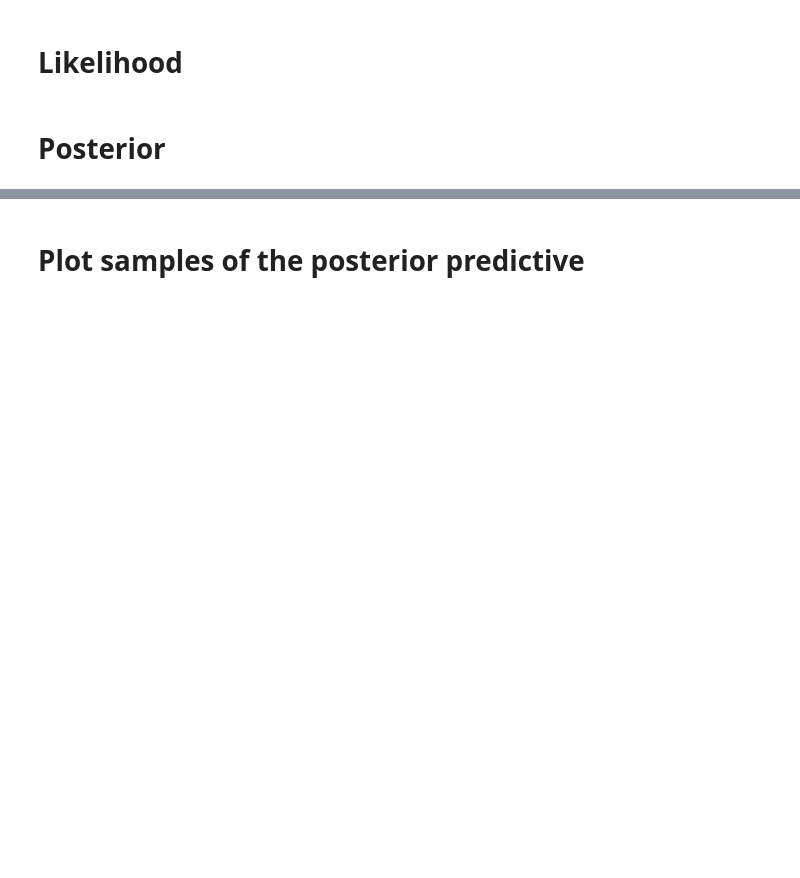
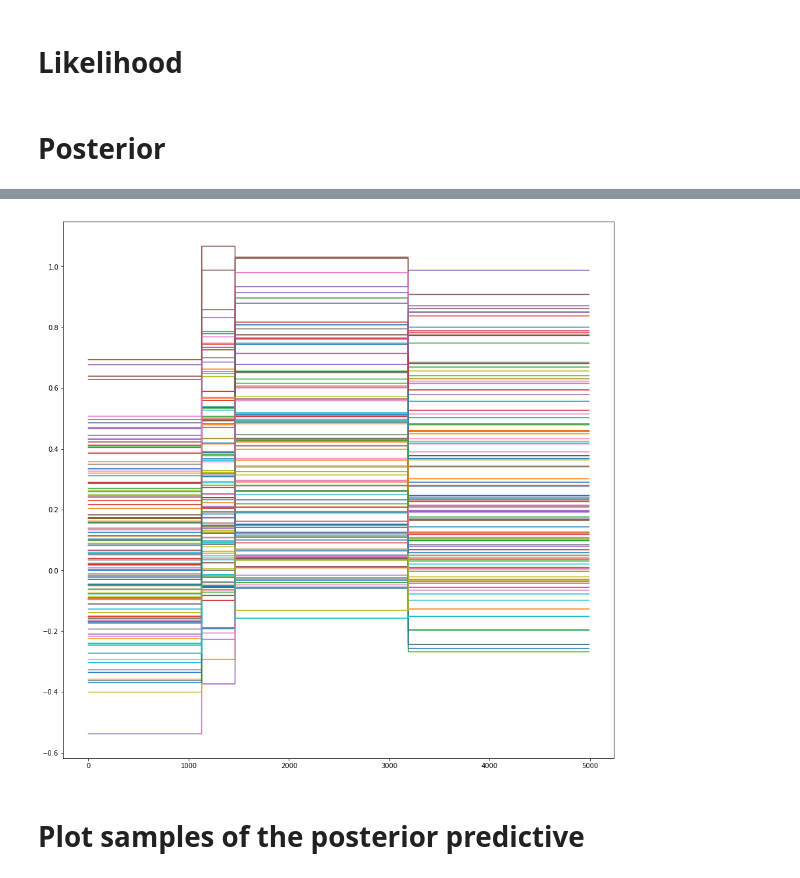
Before and after one commit to katrina-petroske/G2S3_PAT, a Jupyter notebook: Project.ipynb, the cells around one changed output, grey strips where cells are left out. Drawn from its saved outputs; the diff is of its cells as text; code cells hidden in the pictures; blank space fills up the shorter version.

```diff
--- a/Project.ipynb
+++ b/Project.ipynb
@@ -128,8 +210,11 @@ plt.show()
 # %%
 sampMat = samps.AsMatrix()
 # %%
+plt.figure(figsize=(15,15))
 plt.plot(sampMat.T)
 plt.show()
+# %% [output]
+[figure, added]
 # %% [markdown]
 # Plot samples of the posterior predictive
 # %%
```
Also changed, not shown: parts of 10 cells of this notebook, 1 other file.
